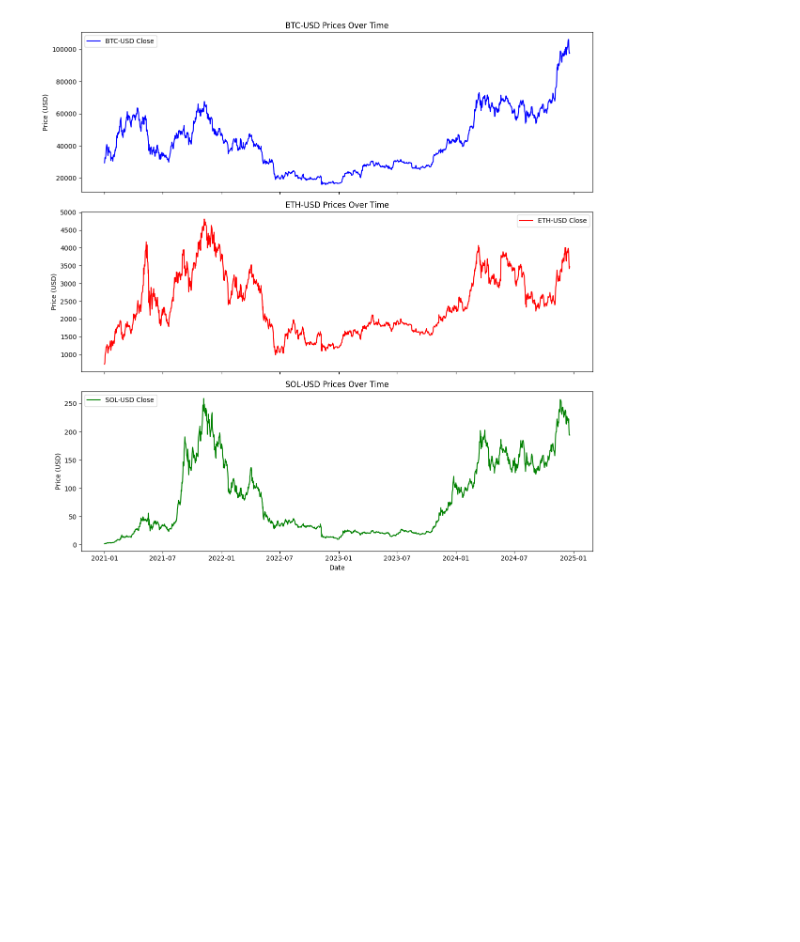
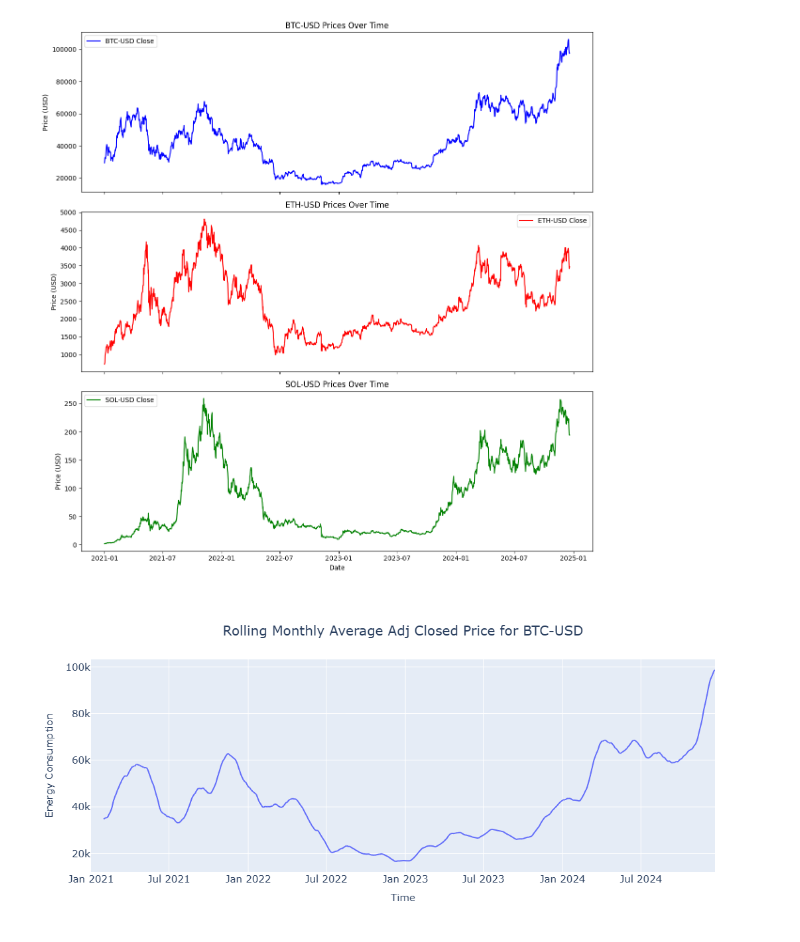
Before and after one commit to haverstein/Bitcoin-Volatility-Modeling, a Jupyter notebook: EDA.ipynb, the cells around one changed output. Cells and saved outputs as stored; diff of their text form; code cells hidden in the pictures; blank space fills up the shorter version.

```diff
--- a/EDA.ipynb
+++ b/EDA.ipynb
@@ -61,3 +66,50 @@ plt.tight_layout()
 plt.show()
 # %% [output]
 [figure]
+# %%
+# Making a rolling average plot
+df['BTC-rolling'] = df["Adj Close_BTC-USD"].rolling(window=30).mean()
+# %%
+def format_plot(fig, legends = None, xlabel="Time", ylabel="Value", figsize=(500,1000), font_size=15, title_font_size=20):
+    if legends:
+        names = cycle(legends)
+        fig.for_each_trace(lambda t:  t.update(name = next(names)))
+    fig.update_layout(
+            autosize=False,
+            width=figsize[1],
+            height=figsize[0],
+            title={
+            'x':0.5,
+            'xanchor': 'center',
+            'yanchor': 'top'},
+            titlefont={
+                "size": 20
+            },
+            legend_title = None,
+            legend=dict(
+                font=dict(size=font_size),
+                orientation="h",
+                yanchor="bottom",
+                y=0.98,
+                xanchor="right",
+                x=1,
+            ),
+            yaxis=dict(
+                title_text=ylabel,
+                titlefont=dict(size=font_size),
+                tickfont=dict(size=font_size),
+            ),
+            xaxis=dict(
+                title_text=xlabel,
+                titlefont=dict(size=font_size),
+                tickfont=dict(size=font_size),
+            )
+        )
+    return fig
+# %%
+# Plotting the rolling average
+fig = px.line(df, y="BTC-rolling", title="Rolling Monthly Average Adj Closed Price for BTC-USD",x='Date')
+fig = format_plot(fig, ylabel="Energy Consumption")
+fig.show()
+# %% [output]
+[figure, added]
```
Also changed, not shown: parts of 20 cells of this notebook.
